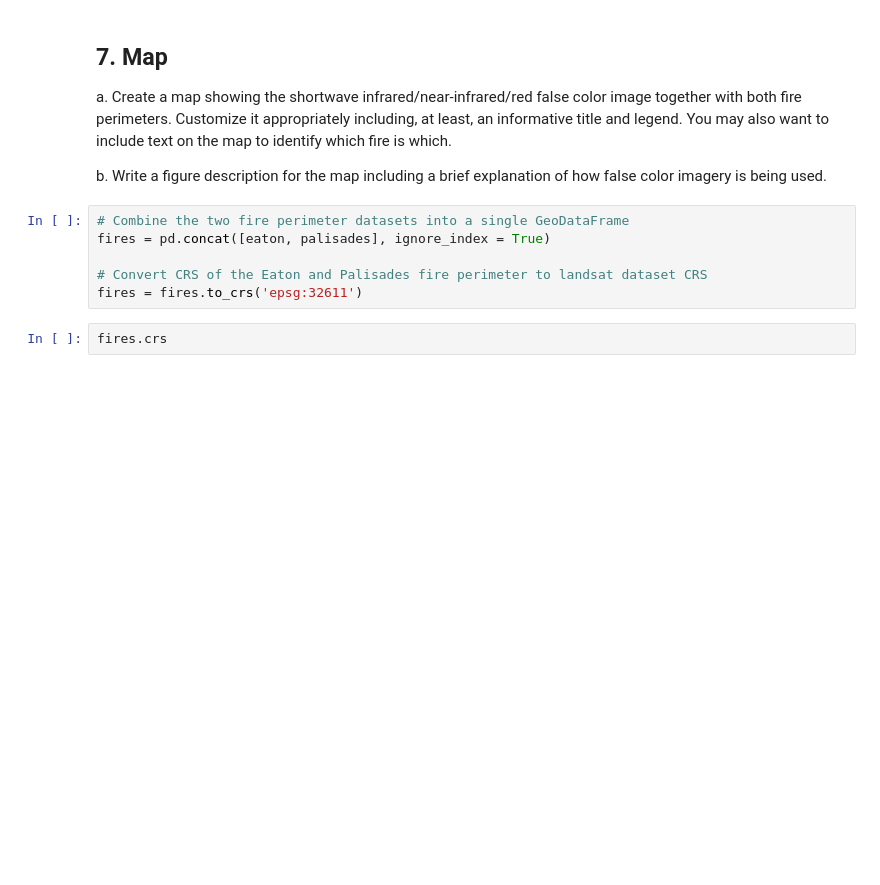
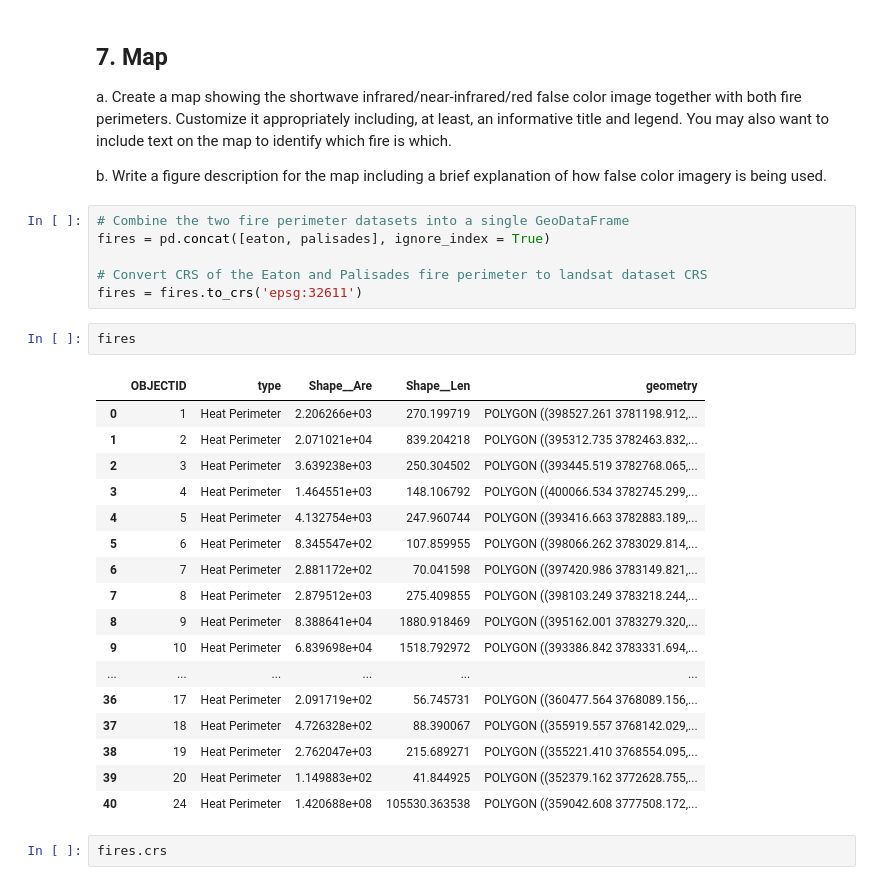
Before and after one commit to aakriti-poudel-chhetri/eds220-hwk4, a Jupyter notebook: hwk4-task2-false-color-POUDEL.ipynb, the cells around one changed output. Drawn from its saved outputs; the diff is of its cells as text; blank space fills up the shorter version.

```diff
--- a/hwk4-task2-false-color-POUDEL.ipynb
+++ b/hwk4-task2-false-color-POUDEL.ipynb
@@ -300,6 +321,26 @@ fires = pd.concat([eaton, palisades], ignore_index = True)
 
 # Convert CRS of the Eaton and Palisades fire perimeter to landsat dataset CRS
 fires = fires.to_crs('epsg:32611')
+# %%
+fires
+# %% [output]
+|  | OBJECTID | type | Shape__Are | Shape__Len | geometry |
+| 0 | 1 | Heat Perimeter | 2.206266e+03 | 270.199719 | POLYGON ((398527.261 3781198.912,... |
+| 1 | 2 | Heat Perimeter | 2.071021e+04 | 839.204218 | POLYGON ((395312.735 3782463.832,... |
+| 2 | 3 | Heat Perimeter | 3.639238e+03 | 250.304502 | POLYGON ((393445.519 3782768.065,... |
+| 3 | 4 | Heat Perimeter | 1.464551e+03 | 148.106792 | POLYGON ((400066.534 3782745.299,... |
+| 4 | 5 | Heat Perimeter | 4.132754e+03 | 247.960744 | POLYGON ((393416.663 3782883.189,... |
+| 5 | 6 | Heat Perimeter | 8.345547e+02 | 107.859955 | POLYGON ((398066.262 3783029.814,... |
+| 6 | 7 | Heat Perimeter | 2.881172e+02 | 70.041598 | POLYGON ((397420.986 3783149.821,... |
+| 7 | 8 | Heat Perimeter | 2.879512e+03 | 275.409855 | POLYGON ((398103.249 3783218.244,... |
+| 8 | 9 | Heat Perimeter | 8.388641e+04 | 1880.918469 | POLYGON ((395162.001 3783279.320,... |
+| 9 | 10 | Heat Perimeter | 6.839698e+04 | 1518.792972 | POLYGON ((393386.842 3783331.694,... |
+| ... | ... | ... | ... | ... | ... |
+| 36 | 17 | Heat Perimeter | 2.091719e+02 | 56.745731 | POLYGON ((360477.564 3768089.156,... |
+| 37 | 18 | Heat Perimeter | 4.726328e+02 | 88.390067 | POLYGON ((355919.557 3768142.029,... |
+| 38 | 19 | Heat Perimeter | 2.762047e+03 | 215.689271 | POLYGON ((355221.410 3768554.095,... |
+| 39 | 20 | Heat Perimeter | 1.149883e+02 | 41.844925 | POLYGON ((352379.162 3772628.755,... |
+| 40 | 24 | Heat Perimeter | 1.420688e+08 | 105530.363538 | POLYGON ((359042.608 3777508.172,... |
 # %%
 fires.crs
 # %% [output]
```
Also changed, not shown: parts of 26 cells of this notebook.
